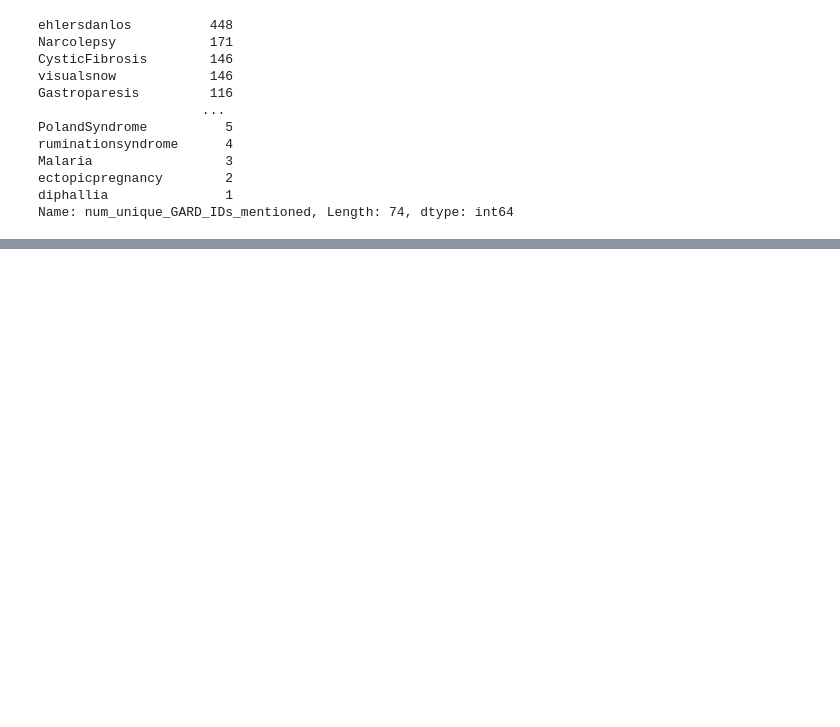
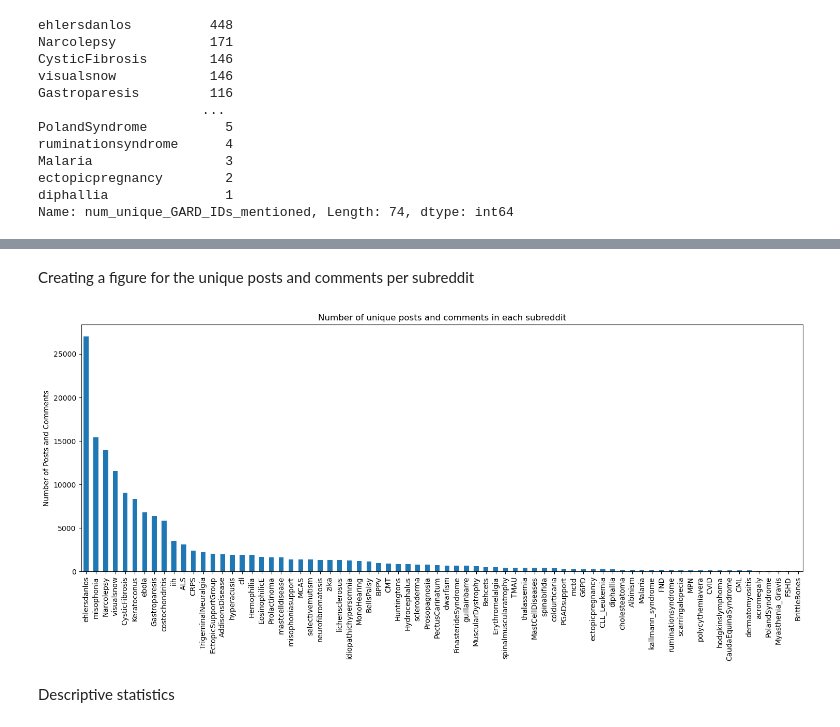
Before and after one commit to ncats/Rare-Disease-Social-Media-Project, a Jupyter notebook: manuscript/investigate_rare_disease_reddit_stats.ipynb, the cells around one changed output, grey strips where cells are left out. Cells and saved outputs as stored; diff of their text form; code cells hidden in the pictures; blank space fills up the shorter version.

```diff
--- a/manuscript/investigate_rare_disease_reddit_stats.ipynb
+++ b/manuscript/investigate_rare_disease_reddit_stats.ipynb
@@ -125,0 +127,19 @@ plt.savefig(filename+".svg", format="svg")
+# %% [markdown]
+Creating a figure for the unique posts and comments per subreddit
+# %%
+import matplotlib.pyplot as plt1
+ax1 = created_results.sort_values('num_unique_posts_comments', ascending=False)['num_unique_posts_comments'].T.plot.bar(stacked=False, rot=0, cmap='tab20', figsize=(15, 7))
+ax1.set_title("Number of unique posts and comments in each subreddit")
+
+#plt.yticks(np.arange(0, int(((created_results['num_unique_posts_comments'].max()/100)+1)*100), 50))
+plt1.xticks(rotation=90)
+plt1.ylabel("Number of Posts and Comments")
+#for container in ax.containers:
+#    ax.bar_label(container, rotation=90)
+
+fig1 = ax1.get_figure()
+
+plt1.tight_layout()
+plt1.show()
+# %% [output]
+[figure, added]
@@ -126,3 +150,5 @@ plt.savefig(filename+".svg", format="svg")
+# %% [markdown]
+Descriptive statistics
 # %%
 created_results.describe()
 # %% [output]
```
Also changed, not shown: parts of 18 cells of this notebook, 8 other files.
